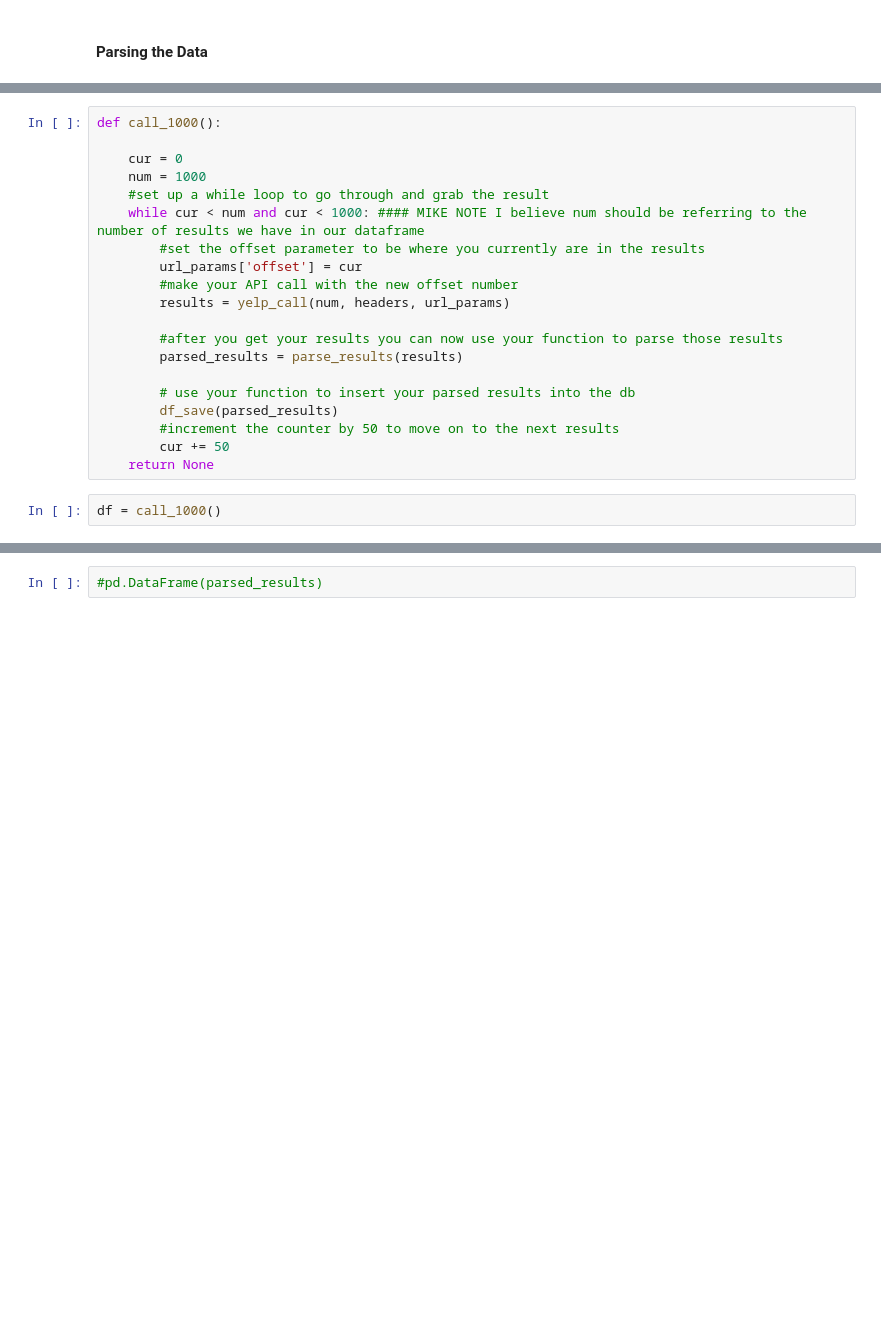
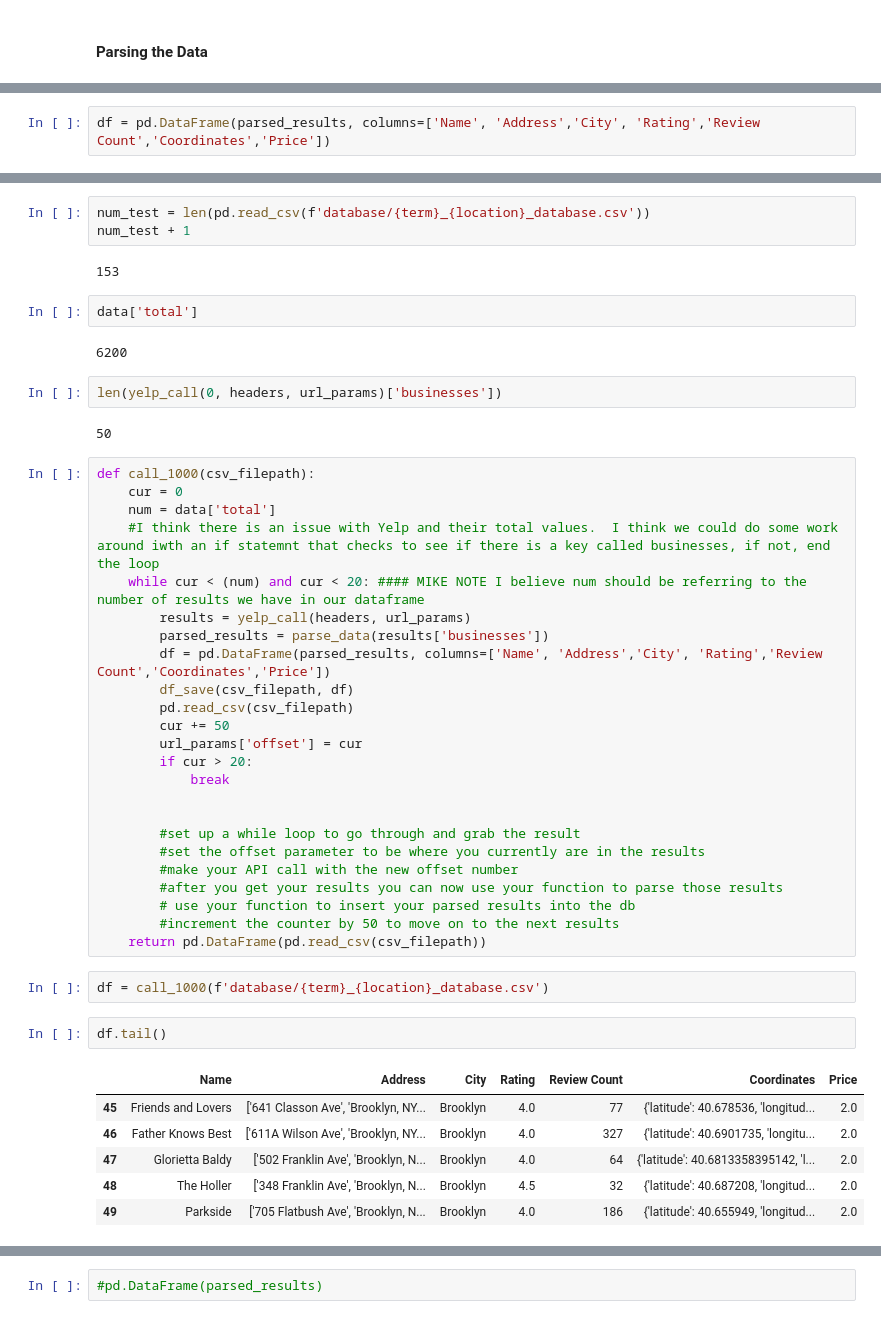
Before and after one commit to mike-flanagan/Yelp_Jake_Mike_Phase_1, a Jupyter notebook: Yelp Peer Project.ipynb, the cells around one changed output, grey strips where cells are left out. Drawn from its saved outputs; the diff is of its cells as text; blank space fills up the shorter version.

```diff
--- a/Yelp Peer Project.ipynb
+++ b/Yelp Peer Project.ipynb
@@ -215,0 +136,2 @@ def df_safe(csv filepath, parsed results):
+# %%
+df = pd.DataFrame(parsed_results, columns=['Name', 'Address','City', 'Rating','Review Count','Coordinates','Price'])
@@ -216,22 +156,48 @@ def df_safe(csv filepath, parsed results):
+# %%
+num_test = len(pd.read_csv(f'database/{term}_{location}_database.csv'))
+num_test + 1
+# %% [output]
+153
+# %%
+data['total']
+# %% [output]
+6200
+# %%
+len(yelp_call(0, headers, url_params)['businesses'])
+# %% [output]
+50
 # %%
-def call_1000():
+def call_1000(csv_filepath):
+    cur = 0
+    num = data['total']
+    #I think there is an issue with Yelp and their total values.  I think we could do some work around iwth an if statemnt that checks to see if there is a key called businesses, if not, end the loop
+    while cur < (num) and cur < 20: #### MIKE NOTE I believe num should be referring to the number of results we have in our dataframe
+        results = yelp_call(headers, url_params)
+        parsed_results = parse_data(results['businesses'])
+        df = pd.DataFrame(parsed_results, columns=['Name', 'Address','City', 'Rating','Review Count','Coordinates','Price'])
+        df_save(csv_filepath, df)
+        pd.read_csv(csv_filepath)
+        cur += 50
+        url_params['offset'] = cur
+        if cur > 20:
+            break
 
-    cur = 0
-    num = 1000
-    #set up a while loop to go through and grab the result
-    while cur < num and cur < 1000: #### MIKE NOTE I believe num should be referring to the number of results we have in our dataframe
+
+        #set up a while loop to go through and grab the result
         #set the offset parameter to be where you currently are in the results
-        url_params['offset'] = cur
         #make your API call with the new offset number
-        results = yelp_call(num, headers, url_params)
-
         #after you get your results you can now use your function to parse those results
-        parsed_results = parse_results(results)
-
         # use your function to insert your parsed results into the db
-        df_save(parsed_results)
         #increment the counter by 50 to move on to the next results
-        cur += 50
-    return None
+    return pd.DataFrame(pd.read_csv(csv_filepath))
+# %%
+df = call_1000(f'database/{term}_{location}_database.csv')
 # %%
-df = call_1000()
+df.tail()
+# %% [output]
+|  | Name | Address | City | Rating | Review Count | Coordinates | Price |
+| 45 | Friends and Lovers | ['641 Classon Ave', 'Brooklyn, NY... | Brooklyn | 4.0 | 77 | {'latitude': 40.678536, 'longitud... | 2.0 |
+| 46 | Father Knows Best | ['611A Wilson Ave', 'Brooklyn, NY... | Brooklyn | 4.0 | 327 | {'latitude': 40.6901735, 'longitu... | 2.0 |
+| 47 | Glorietta Baldy | ['502 Franklin Ave', 'Brooklyn, N... | Brooklyn | 4.0 | 64 | {'latitude': 40.6813358395142, 'l... | 2.0 |
+| 48 | The Holler | ['348 Franklin Ave', 'Brooklyn, N... | Brooklyn | 4.5 | 32 | {'latitude': 40.687208, 'longitud... | 2.0 |
+| 49 | Parkside | ['705 Flatbush Ave', 'Brooklyn, N... | Brooklyn | 4.0 | 186 | {'latitude': 40.655949, 'longitud... | 2.0 |
```
Also changed, not shown: parts of 54 cells of this notebook, 1 other file.
